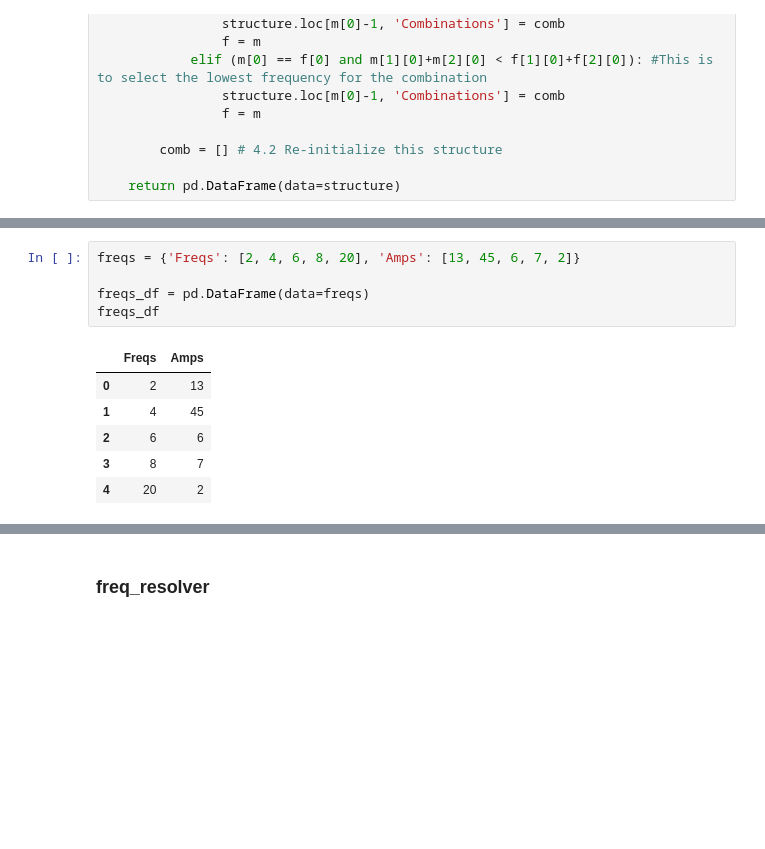
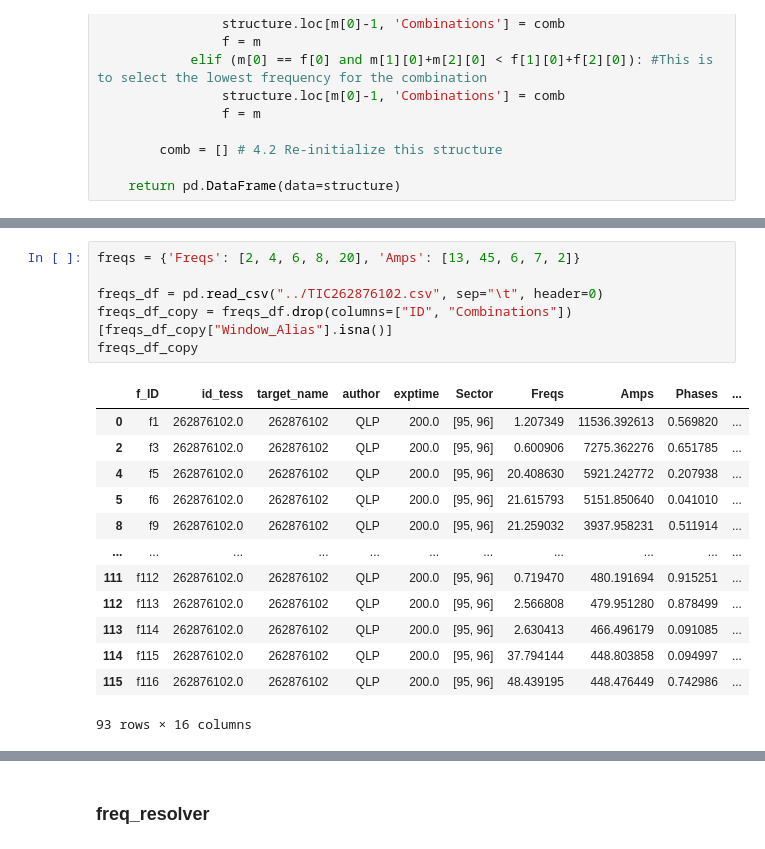
Before and after one commit to carlosccamino/asteroseismology, a Jupyter notebook: asteroseismology/tests.ipynb, the cells around one changed output, grey strips where cells are left out. Cells and saved outputs as stored; diff of their text form; blank space fills up the shorter version.

```diff
--- a/asteroseismology/tests.ipynb
+++ b/asteroseismology/tests.ipynb
@@ -136,13 +263,21 @@ def harmonics(freqs:pd.DataFrame, n:int, freqs_to_combine:int, err:float, f_col:
 # %%
 freqs = {'Freqs': [2, 4, 6, 8, 20], 'Amps': [13, 45, 6, 7, 2]}
 
-freqs_df = pd.DataFrame(data=freqs)
-freqs_df
+freqs_df = pd.read_csv("../TIC262876102.csv", sep="\t", header=0)
+freqs_df_copy = freqs_df.drop(columns=["ID", "Combinations"])[freqs_df_copy["Window_Alias"].isna()]
+freqs_df_copy
 # %% [output]
-|  | Freqs | Amps |
-| 0 | 2 | 13 |
-| 1 | 4 | 45 |
-| 2 | 6 | 6 |
-| 3 | 8 | 7 |
-| 4 | 20 | 2 |
+|  | f_ID | id_tess | target_name | author | exptime | Sector | Freqs | Amps | Phases | ... |
+| 0 | f1 | 262876102.0 | 262876102 | QLP | 200.0 | [95, 96] | 1.207349 | 11536.392613 | 0.569820 | ... |
+| 2 | f3 | 262876102.0 | 262876102 | QLP | 200.0 | [95, 96] | 0.600906 | 7275.362276 | 0.651785 | ... |
+| 4 | f5 | 262876102.0 | 262876102 | QLP | 200.0 | [95, 96] | 20.408630 | 5921.242772 | 0.207938 | ... |
+| 5 | f6 | 262876102.0 | 262876102 | QLP | 200.0 | [95, 96] | 21.615793 | 5151.850640 | 0.041010 | ... |
+| 8 | f9 | 262876102.0 | 262876102 | QLP | 200.0 | [95, 96] | 21.259032 | 3937.958231 | 0.511914 | ... |
+| ... | ... | ... | ... | ... | ... | ... | ... | ... | ... | ... |
+| 111 | f112 | 262876102.0 | 262876102 | QLP | 200.0 | [95, 96] | 0.719470 | 480.191694 | 0.915251 | ... |
+| 112 | f113 | 262876102.0 | 262876102 | QLP | 200.0 | [95, 96] | 2.566808 | 479.951280 | 0.878499 | ... |
+| 113 | f114 | 262876102.0 | 262876102 | QLP | 200.0 | [95, 96] | 2.630413 | 466.496179 | 0.091085 | ... |
+| 114 | f115 | 262876102.0 | 262876102 | QLP | 200.0 | [95, 96] | 37.794144 | 448.803858 | 0.094997 | ... |
+| 115 | f116 | 262876102.0 | 262876102 | QLP | 200.0 | [95, 96] | 48.439195 | 448.476449 | 0.742986 | ... |
+93 rows × 16 columns
 # %%
```
Also changed, not shown: parts of 5 cells of this notebook, 2 other files.
